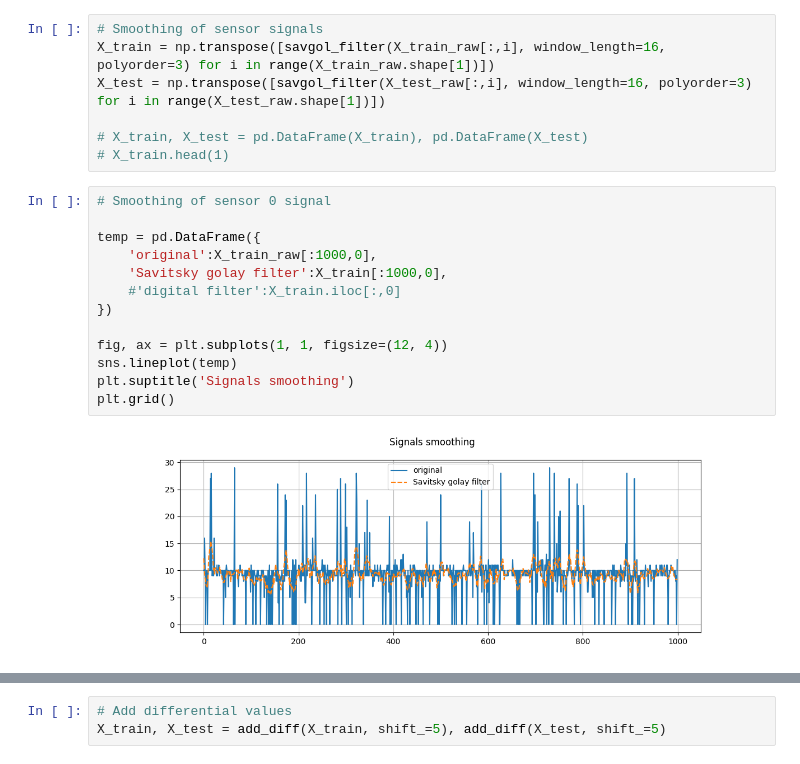
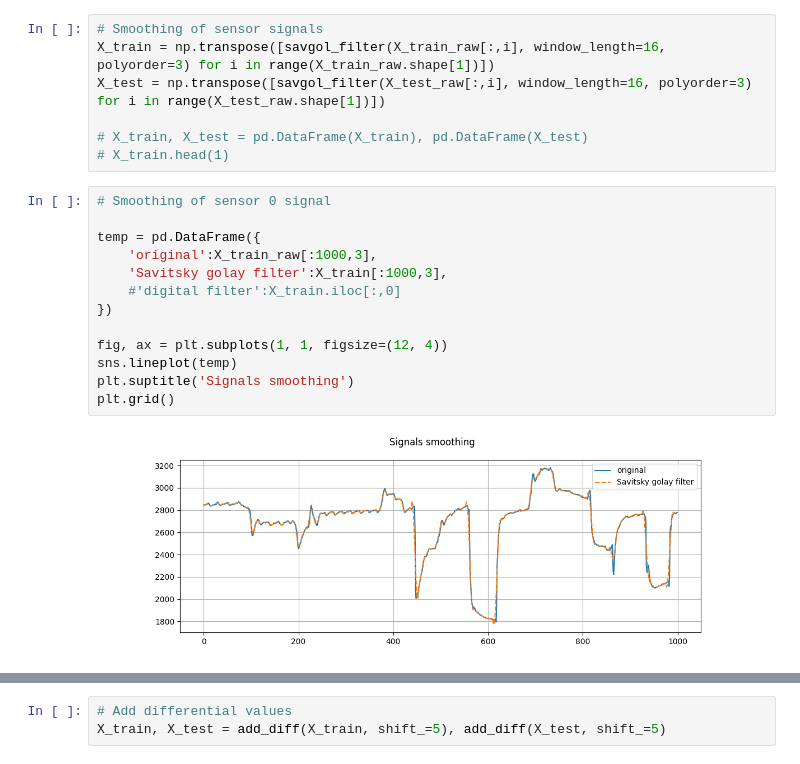
Before and after one commit to Internship-moto/Gestures_3, a Jupyter notebook: notebooks/Gestures_2.ipynb, the cells around one changed output, grey strips where cells are left out. Saved outputs shown, nothing was run; the diff lists cells and outputs as text.

```diff
--- a/notebooks/Gestures_2.ipynb
+++ b/notebooks/Gestures_2.ipynb
@@ -417,15 +415,15 @@ X_test = np.transpose([savgol_filter(X_test_raw[:,i], window_length=16, polyorde
 # %%
 # Smoothing of sensor 0 signal
 
 temp = pd.DataFrame({
-    'original':X_train_raw[:1000,0],
-    'Savitsky golay filter':X_train[:1000,0],
+    'original':X_train_raw[:1000,3],
+    'Savitsky golay filter':X_train[:1000,3],
     #'digital filter':X_train.iloc[:,0]
 })
 
 fig, ax = plt.subplots(1, 1, figsize=(12, 4))
 sns.lineplot(temp)
 plt.suptitle('Signals smoothing')
 plt.grid()
 # %% [output]
-[figure, old version]
+[figure, new version]
```
Also changed, not shown: parts of 2 cells of this notebook.
